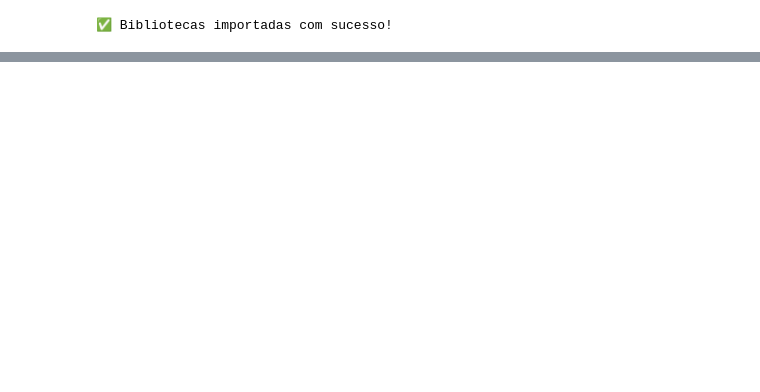
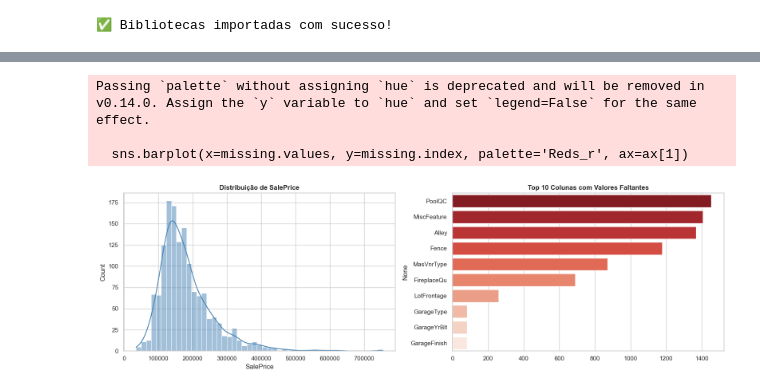
Before and after one commit to luisflipefv/analise-de-dados-c3, a Jupyter notebook: notebooks/01_feature_engineering.ipynb, the cells around one changed output, grey strips where cells are left out. Saved outputs shown, nothing was run; the diff lists cells and outputs as text; code cells hidden in the pictures; blank space fills up the shorter version.

```diff
--- a/notebooks/01_feature_engineering.ipynb
+++ b/notebooks/01_feature_engineering.ipynb
@@ -11,11 +11,16 @@
 import pandas as pd
 import numpy as np
 import os
+import matplotlib.pyplot as plt
+import seaborn as sns
+
 from sklearn.pipeline import Pipeline
 from sklearn.impute import SimpleImputer
-from sklearn.preprocessing import StandardScaler
+from sklearn.preprocessing import StandardScaler, OneHotEncoder
+from sklearn.compose import ColumnTransformer
 
-# Configurações de visualização no Pandas
+# Configurações visuais
+sns.set_theme(style="whitegrid")
 pd.set_option('display.max_columns', None)
 
 print('✅ Bibliotecas importadas com sucesso!')
@@ -53,0 +49,20 @@ As variáveis **categóricas** são mantidas no dataset exportado em sua forma o
+# %%
+fig, ax = plt.subplots(1, 2, figsize=(16, 5))
+
+# 1. Distribuição da Variável Alvo
+sns.histplot(df['SalePrice'], kde=True, color='steelblue', ax=ax[0])
+ax[0].set_title('Distribuição de SalePrice', fontweight='bold')
+
+# 2. Top 10 features com mais valores faltantes
+missing = df.isnull().sum()
+missing = missing[missing > 0].sort_values(ascending=False).head(10)
+sns.barplot(x=missing.values, y=missing.index, palette='Reds_r', ax=ax[1])
+ax[1].set_title('Top 10 Colunas com Valores Faltantes', fontweight='bold')
+
+plt.tight_layout()
+plt.show()
+# %% [output]
+Passing `palette` without assigning `hue` is deprecated and will be removed in v0.14.0. Assign the `y` variable to `hue` and set `legend=False` for the same effect.
+
+  sns.barplot(x=missing.values, y=missing.index, palette='Reds_r', ax=ax[1])
+[figure, added]
```
Also changed, not shown: parts of 18 cells of this notebook, 1 other file.
